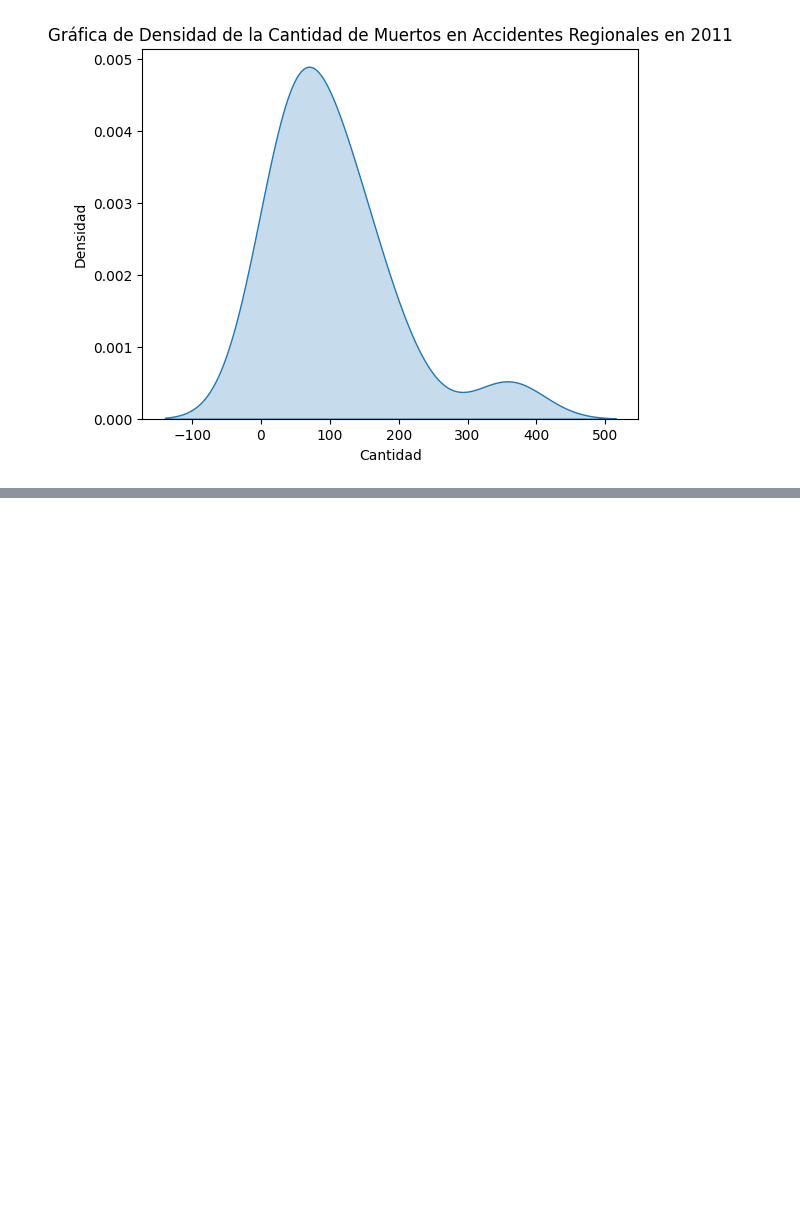
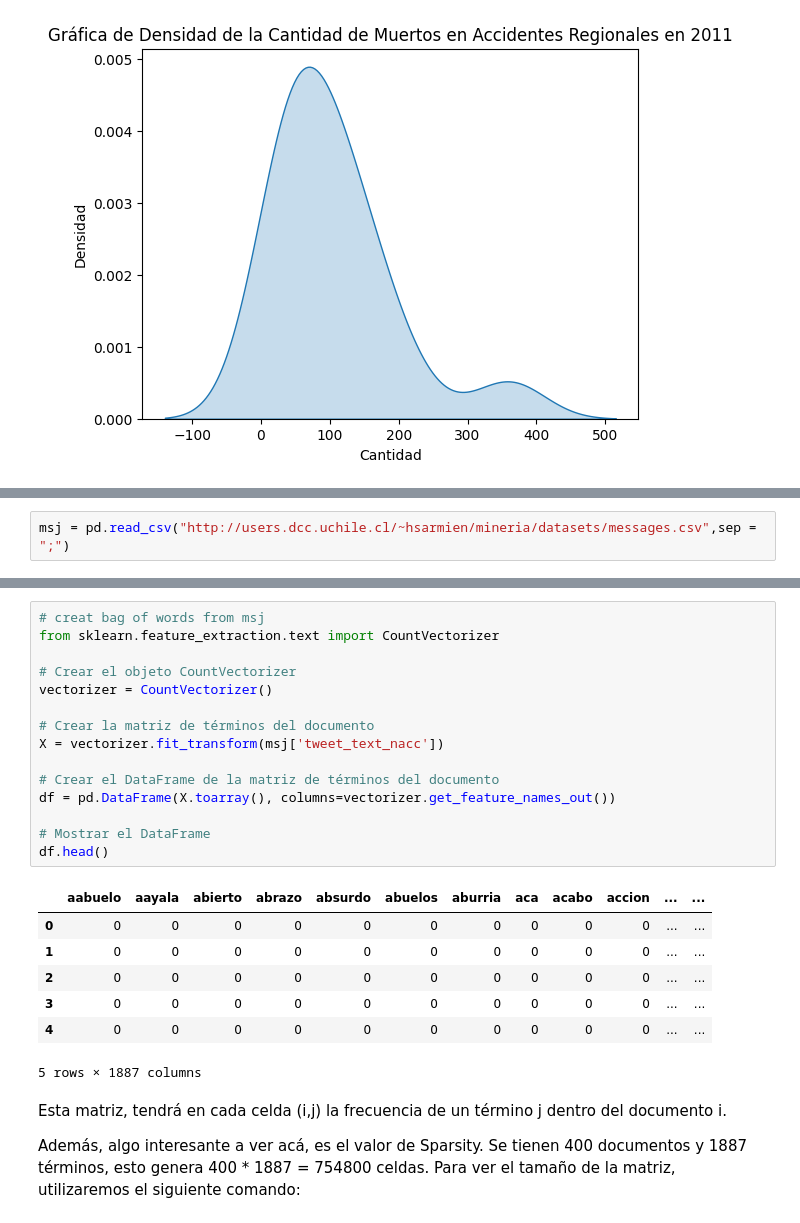
Before and after one commit to mzambrano1/mineria2024, a Jupyter notebook: Tutorial_1 (1)/tutorial1.ipynb, the cells around one changed output, grey strips where cells are left out. Drawn from its saved outputs; the diff is of its cells as text; blank space fills up the shorter version.

```diff
--- a/Tutorial_1 (1)/tutorial1.ipynb
+++ b/Tutorial_1 (1)/tutorial1.ipynb
@@ -877,0 +882,2 @@ use_inf_as_na option is deprecated and will be removed in a future version. Conv
+# %%
+msj = pd.read_csv("http://users.dcc.uchile.cl/~hsarmien/mineria/datasets/messages.csv",sep = ";")
@@ -877,0 +951,28 @@ use_inf_as_na option is deprecated and will be removed in a future version. Conv
+# %%
+# creat bag of words from msj
+from sklearn.feature_extraction.text import CountVectorizer
+
+# Crear el objeto CountVectorizer
+vectorizer = CountVectorizer()
+
+# Crear la matriz de términos del documento
+X = vectorizer.fit_transform(msj['tweet_text_nacc'])
+
+# Crear el DataFrame de la matriz de términos del documento
+df = pd.DataFrame(X.toarray(), columns=vectorizer.get_feature_names_out())
+
+# Mostrar el DataFrame
+df.head()
+# %% [output]
+|  | aabuelo | aayala | abierto | abrazo | absurdo | abuelos | aburria | aca | acabo | accion | ... | ... |
+| 0 | 0 | 0 | 0 | 0 | 0 | 0 | 0 | 0 | 0 | 0 | ... | ... |
+| 1 | 0 | 0 | 0 | 0 | 0 | 0 | 0 | 0 | 0 | 0 | ... | ... |
+| 2 | 0 | 0 | 0 | 0 | 0 | 0 | 0 | 0 | 0 | 0 | ... | ... |
+| 3 | 0 | 0 | 0 | 0 | 0 | 0 | 0 | 0 | 0 | 0 | ... | ... |
+| 4 | 0 | 0 | 0 | 0 | 0 | 0 | 0 | 0 | 0 | 0 | ... | ... |
+5 rows × 1887 columns
+# %% [markdown]
+Esta matriz, tendrá en cada celda (i,j) la frecuencia de un término j dentro del documento i.
+
+Además, algo interesante a ver acá, es el valor de Sparsity. Se tienen 400 documentos y 1887 términos, esto genera 400 * 1887 = 754800 celdas.
+Para ver el tamaño de la matriz, utilizaremos el siguiente comando:
```
Also changed, not shown: parts of 19 cells of this notebook.
